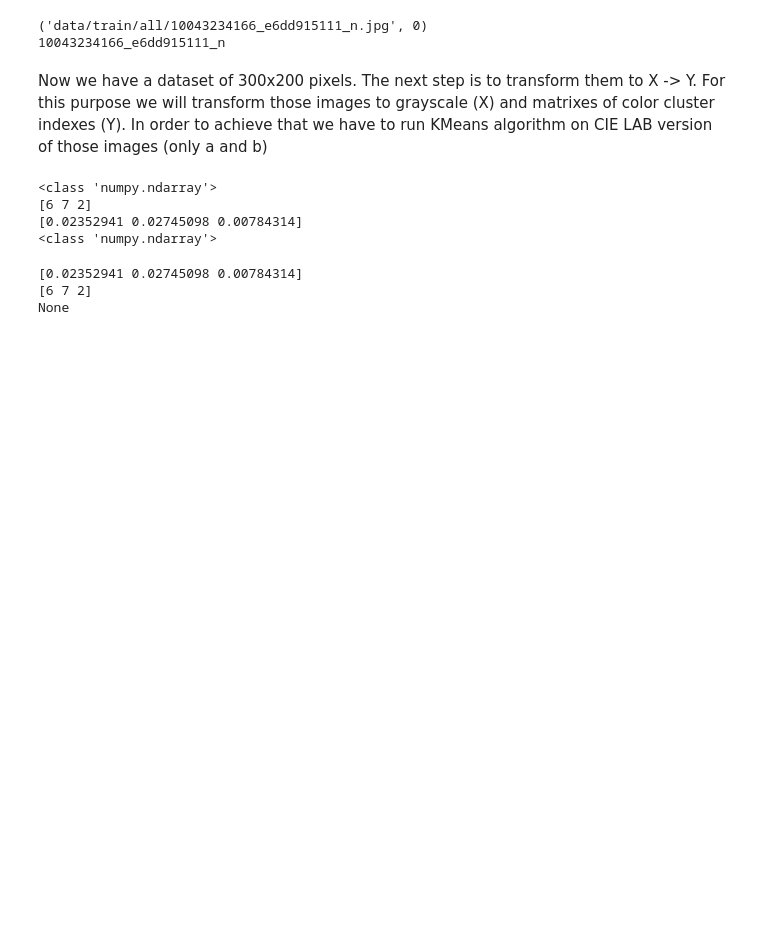
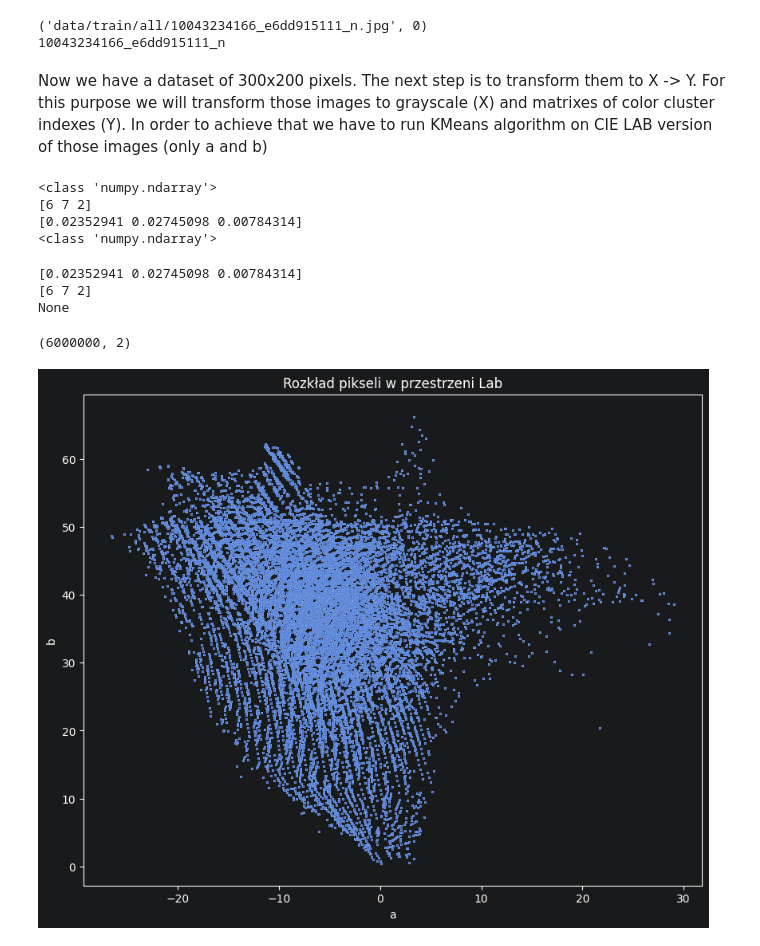
Before and after one commit to jack-and-his-ants/pictures-coloring, a Jupyter notebook: data_preprocessing.ipynb, the cells around one changed output. Saved outputs shown, nothing was run; the diff lists cells and outputs as text; code cells hidden in the pictures; blank space fills up the shorter version.

Commit message:
feat: divide color space into clusters using kmeans

```diff
--- a/data_preprocessing.ipynb
+++ b/data_preprocessing.ipynb
@@ -79,0 +93,36 @@ None
+# %%
+dir_path = "dataset/cie_lab"
+images = os.listdir("dataset/cie_lab")
+images_to_kmeans = random.choices(images,k=100)
+pixels = []
+for image_name in images_to_kmeans:
+    if image_name.endswith(".npy"):
+        image_lab = np.load(dir_path + '/' + image_name)
+        ab = image_lab[:, :, 1:3]
+        ab = ab.reshape(-1,2)
+        pixels.append(ab)
+pixels = np.concatenate(pixels,axis=0)
+print(pixels.shape)
+# %% [output]
+(6000000, 2)
+# %%
+import seaborn as sns
+import matplotlib.pyplot as plt
+
+# pixels shape = (N, 2)
+
+plt.figure(figsize=(10, 8))
+
+sns.scatterplot(
+    x=pixels[:, 0],
+    y=pixels[:, 1],
+    s=4,
+    alpha=0.15,
+)
+
+plt.xlabel("a")
+plt.ylabel("b")
+plt.title("Rozkład pikseli w przestrzeni Lab")
+plt.show()
+# %% [output]
+[figure, added]
```
Also changed, not shown: parts of 5 cells of this notebook, 1 other file.
